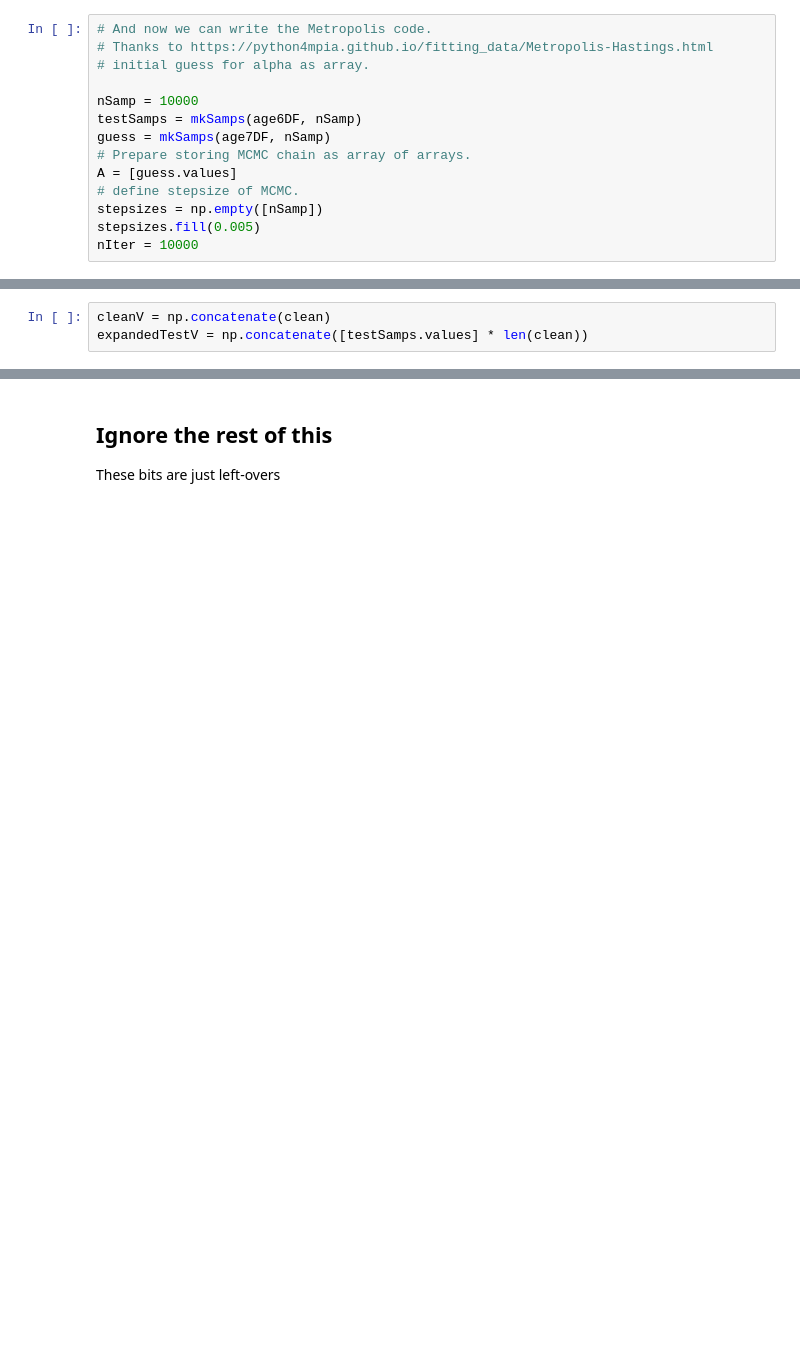
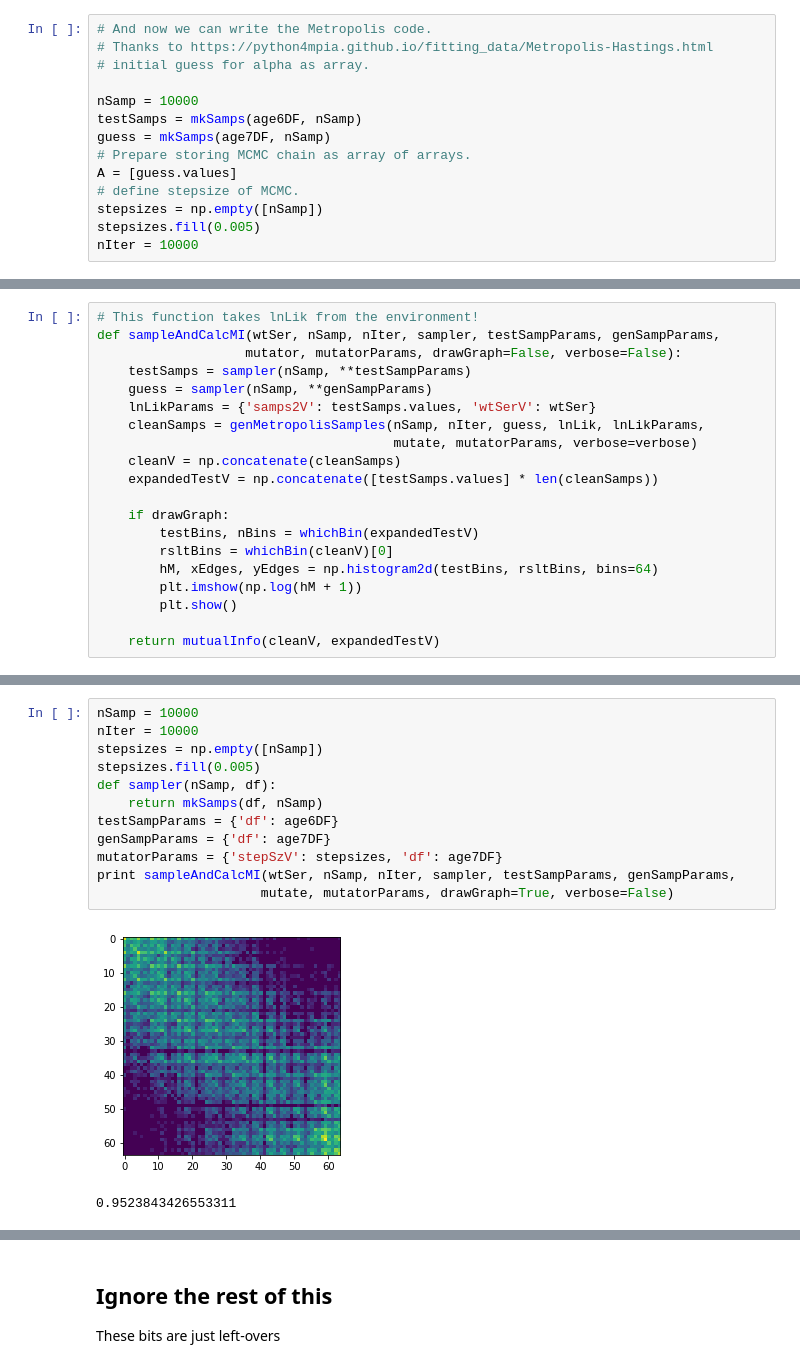
Before and after one commit to PSC-PublicHealth/synecoace, a Jupyter notebook: src/SampleModel.ipynb, the cells around one changed output, grey strips where cells are left out. Saved outputs shown, nothing was run; the diff lists cells and outputs as text; blank space fills up the shorter version.

```diff
--- a/src/SampleModel.ipynb
+++ b/src/SampleModel.ipynb
@@ -361,6 +391,3 @@ for idx, sV in enumerate(A[burnIn:]):
-# %%
-cleanV = np.concatenate(clean)
-expandedTestV = np.concatenate([testSamps.values] * len(clean))
 # %%
 #print expandedTestV
 print mutualInfo(expandedTestV, cleanV)
@@ -369,0 +479,20 @@ print mutualInfo(cleanV, cleanV)
+# %%
+# This function takes lnLik from the environment!
+def sampleAndCalcMI(wtSer, nSamp, nIter, sampler, testSampParams, genSampParams,
+                   mutator, mutatorParams, drawGraph=False, verbose=False):
+    testSamps = sampler(nSamp, **testSampParams)
+    guess = sampler(nSamp, **genSampParams)
+    lnLikParams = {'samps2V': testSamps.values, 'wtSerV': wtSer}
+    cleanSamps = genMetropolisSamples(nSamp, nIter, guess, lnLik, lnLikParams,
+                                      mutate, mutatorParams, verbose=verbose)
+    cleanV = np.concatenate(cleanSamps)
+    expandedTestV = np.concatenate([testSamps.values] * len(cleanSamps))
+
+    if drawGraph:
+        testBins, nBins = whichBin(expandedTestV)
+        rsltBins = whichBin(cleanV)[0]
+        hM, xEdges, yEdges = np.histogram2d(testBins, rsltBins, bins=64)
+        plt.imshow(np.log(hM + 1))
+        plt.show()
+
+    return mutualInfo(cleanV, expandedTestV)
@@ -369,0 +539,15 @@ print mutualInfo(cleanV, cleanV)
+# %%
+nSamp = 10000
+nIter = 10000
+stepsizes = np.empty([nSamp])
+stepsizes.fill(0.005)
+def sampler(nSamp, df):
+    return mkSamps(df, nSamp)
+testSampParams = {'df': age6DF}
+genSampParams = {'df': age7DF}
+mutatorParams = {'stepSzV': stepsizes, 'df': age7DF}
+print sampleAndCalcMI(wtSer, nSamp, nIter, sampler, testSampParams, genSampParams,
+                     mutate, mutatorParams, drawGraph=True, verbose=False)
+# %% [output]
+[figure, added]
+0.9523843426553311
```
Also changed, not shown: parts of 28 cells of this notebook.
